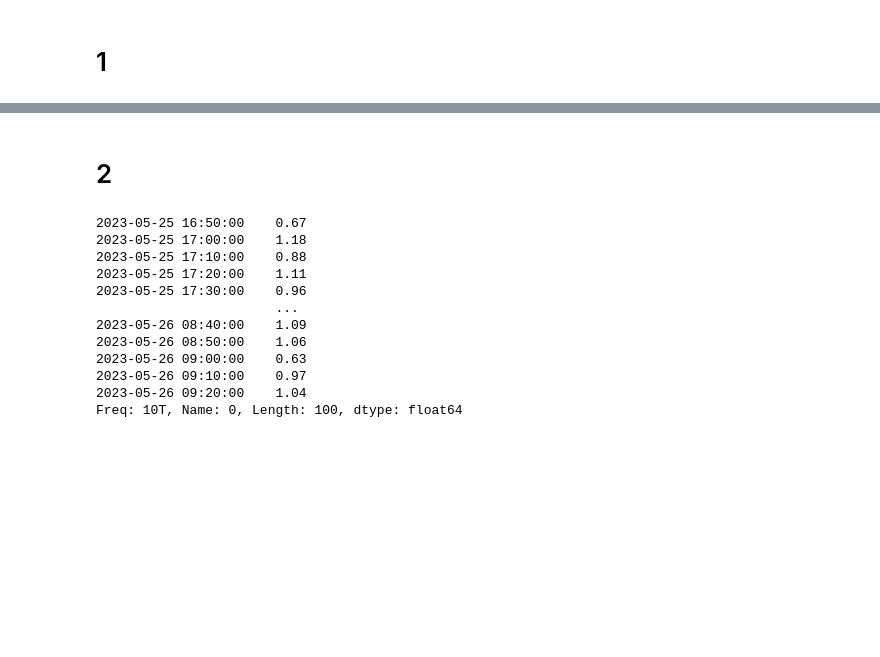
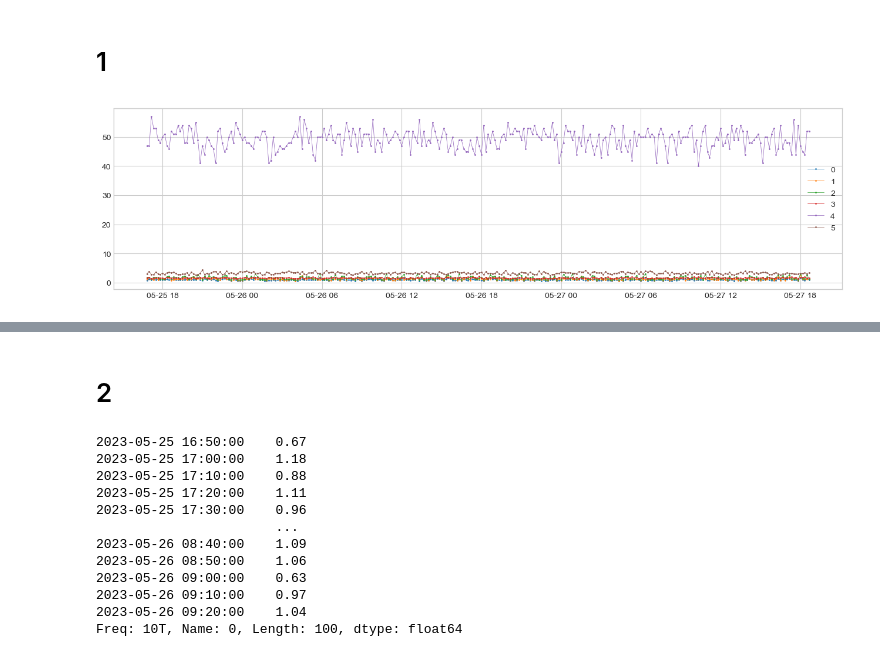
Before and after one commit to hzf125521/adtk, a Jupyter notebook: _test_baogang/demo.ipynb, the cells around one changed output, grey strips where cells are left out. Saved outputs shown, nothing was run; the diff lists cells and outputs as text; code cells hidden in the pictures; blank space fills up the shorter version.

```diff
--- a/_test_baogang/demo.ipynb
+++ b/_test_baogang/demo.ipynb
@@ -54,4 +54,8 @@ array([<AxesSubplot:>, <AxesSubplot:>, <AxesSubplot:>, <AxesSubplot:>,
 # %% [markdown]
 # 1
+# %%
+plot(df, curve_group='all');
+# %% [output]
+[figure, added]
 # %%
 import src.adtk.detector as detector
```
Also changed, not shown: parts of 6 cells of this notebook, 1 other file.
